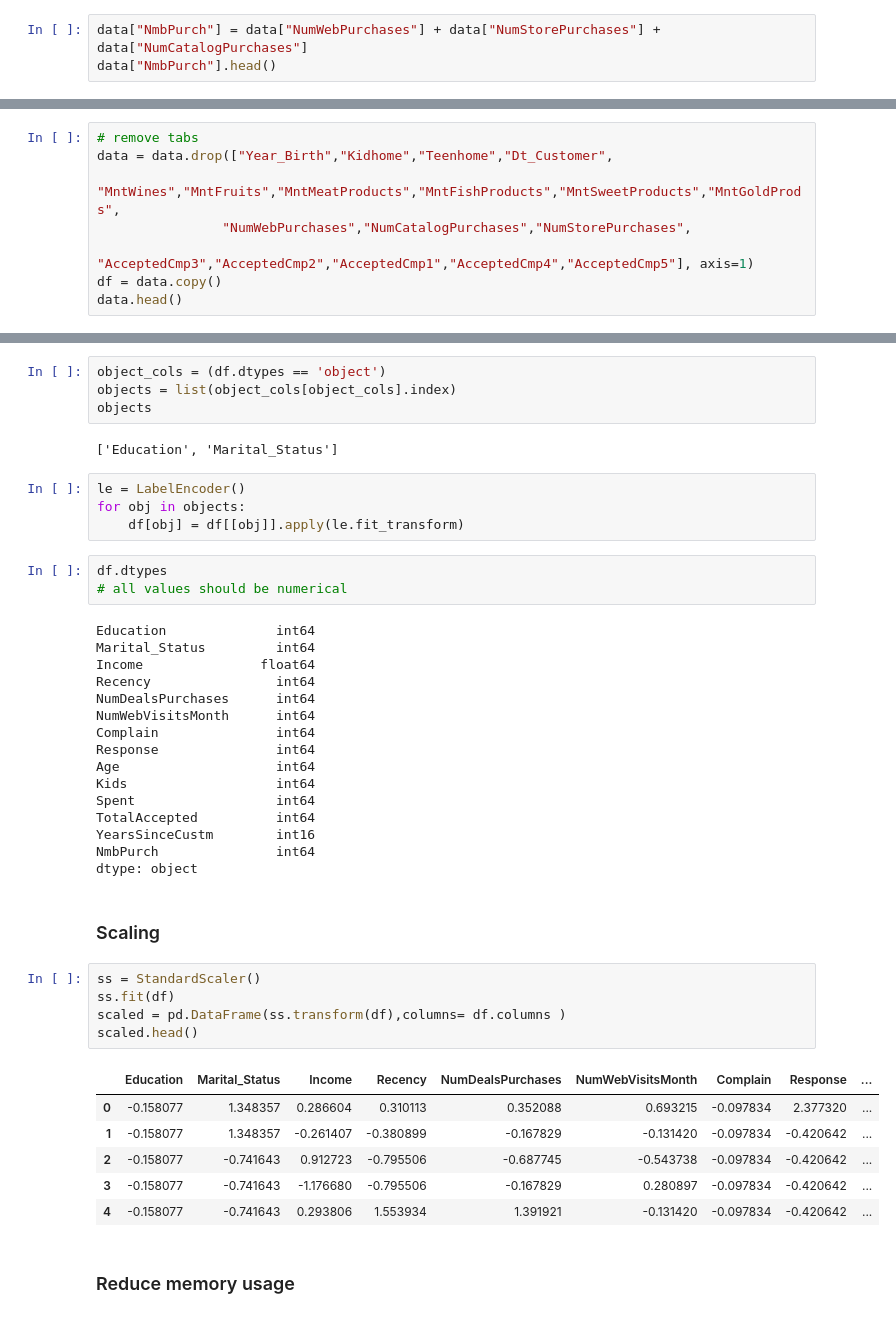
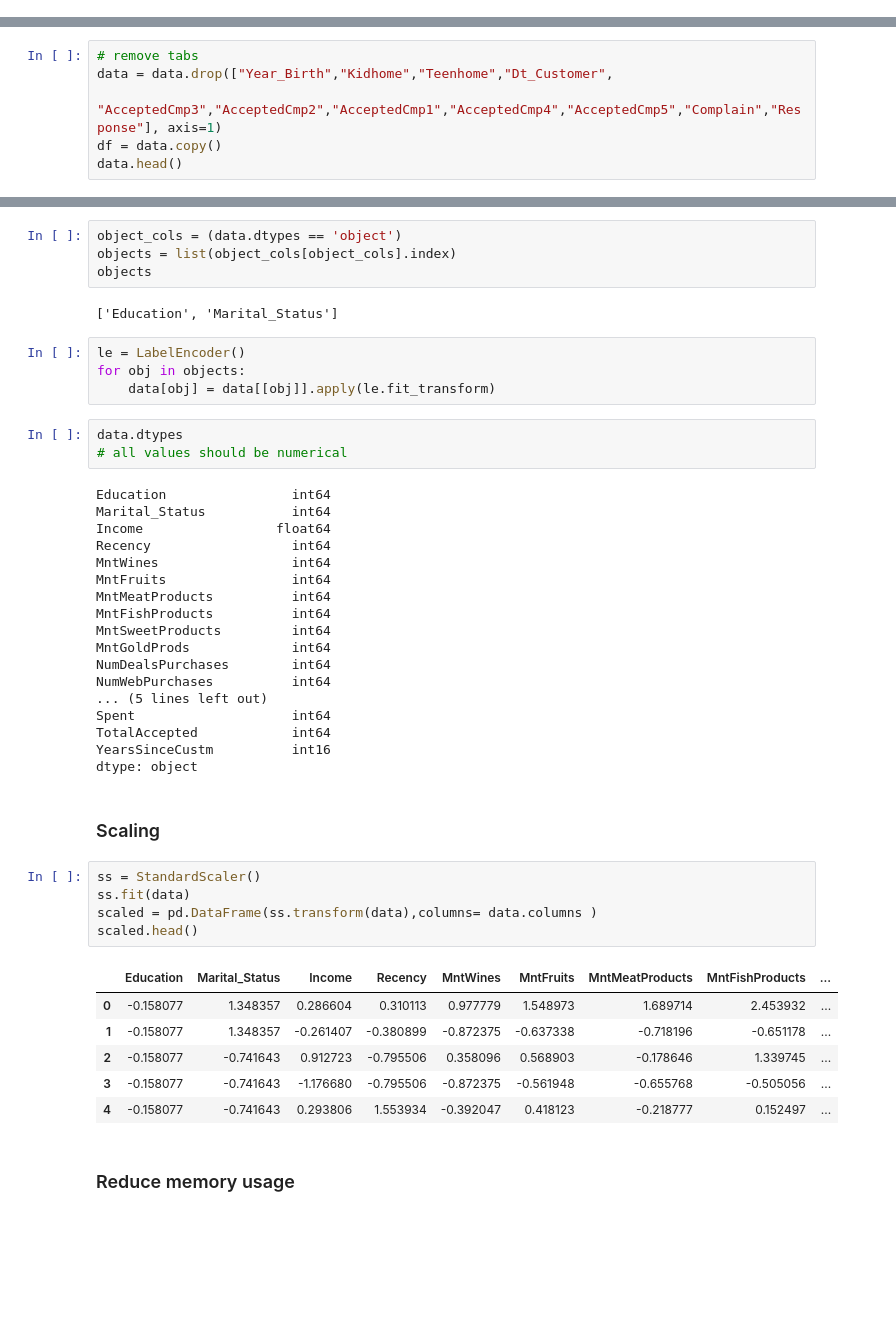
Before and after one commit to Brice-Vergnou/customer_segm, a Jupyter notebook: customer-segmentation.ipynb, the cells around one changed output, grey strips where cells are left out. Saved outputs shown, nothing was run; the diff lists cells and outputs as text; blank space fills up the shorter version.

```diff
--- a/customer-segmentation.ipynb
+++ b/customer-segmentation.ipynb
@@ -257,6 +257,3 @@ Name: YearsSinceCustm, dtype: int16
 # %%
 # Get rid of an extreme outlier
 data = data[data["Income"] < 600000]
-# %%
-data["NmbPurch"] = data["NumWebPurchases"] + data["NumStorePurchases"] + data["NumCatalogPurchases"]
-data["NmbPurch"].head()
@@ -290,9 +280,7 @@ dtype: object
 # %%
 # remove tabs
 data = data.drop(["Year_Birth","Kidhome","Teenhome","Dt_Customer",
-                "MntWines","MntFruits","MntMeatProducts","MntFishProducts","MntSweetProducts","MntGoldProds",
-                "NumWebPurchases","NumCatalogPurchases","NumStorePurchases",
-                "AcceptedCmp3","AcceptedCmp2","AcceptedCmp1","AcceptedCmp4","AcceptedCmp5"], axis=1)
+                "AcceptedCmp3","AcceptedCmp2","AcceptedCmp1","AcceptedCmp4","AcceptedCmp5","Complain","Response"], axis=1)
 df = data.copy()
 data.head()
 # %% [output]
@@ -386,6 +376,6 @@ NmbPurch               int64
 dtype: object
 # %%
-object_cols = (df.dtypes == 'object')
+object_cols = (data.dtypes == 'object')
 objects = list(object_cols[object_cols].index)
 objects
 # %% [output]
@@ -393,40 +383,42 @@ objects
 # %%
 le = LabelEncoder()
 for obj in objects:
-    df[obj] = df[[obj]].apply(le.fit_transform)
+    data[obj] = data[[obj]].apply(le.fit_transform)
 # %%
-df.dtypes
+data.dtypes
 # all values should be numerical
 # %% [output]
-Education              int64
-Marital_Status         int64
-Income               float64
-Recency                int64
-NumDealsPurchases      int64
-NumWebVisitsMonth      int64
-Complain               int64
-Response               int64
-Age                    int64
-Kids                   int64
-Spent                  int64
-TotalAccepted          int64
-YearsSinceCustm        int16
-NmbPurch               int64
+Education                int64
+Marital_Status           int64
+Income                 float64
+Recency                  int64
+MntWines                 int64
+MntFruits                int64
+MntMeatProducts          int64
+MntFishProducts          int64
+MntSweetProducts         int64
+MntGoldProds             int64
+NumDealsPurchases        int64
+NumWebPurchases          int64
+... (5 lines left out)
+Spent                    int64
+TotalAccepted            int64
+YearsSinceCustm          int16
 dtype: object
 # %% [markdown]
 ### Scaling
 # %%
 ss = StandardScaler()
-ss.fit(df)
-scaled = pd.DataFrame(ss.transform(df),columns= df.columns )
+ss.fit(data)
+scaled = pd.DataFrame(ss.transform(data),columns= data.columns )
 scaled.head()
 # %% [output]
-|  | Education | Marital_Status | Income | Recency | NumDealsPurchases | NumWebVisitsMonth | Complain | Response | ... |
-| 0 | -0.158077 | 1.348357 | 0.286604 | 0.310113 | 0.352088 | 0.693215 | -0.097834 | 2.377320 | ... |
-| 1 | -0.158077 | 1.348357 | -0.261407 | -0.380899 | -0.167829 | -0.131420 | -0.097834 | -0.420642 | ... |
-| 2 | -0.158077 | -0.741643 | 0.912723 | -0.795506 | -0.687745 | -0.543738 | -0.097834 | -0.420642 | ... |
-| 3 | -0.158077 | -0.741643 | -1.176680 | -0.795506 | -0.167829 | 0.280897 | -0.097834 | -0.420642 | ... |
-| 4 | -0.158077 | -0.741643 | 0.293806 | 1.553934 | 1.391921 | -0.131420 | -0.097834 | -0.420642 | ... |
+|  | Education | Marital_Status | Income | Recency | MntWines | MntFruits | MntMeatProducts | MntFishProducts | ... |
+| 0 | -0.158077 | 1.348357 | 0.286604 | 0.310113 | 0.977779 | 1.548973 | 1.689714 | 2.453932 | ... |
+| 1 | -0.158077 | 1.348357 | -0.261407 | -0.380899 | -0.872375 | -0.637338 | -0.718196 | -0.651178 | ... |
+| 2 | -0.158077 | -0.741643 | 0.912723 | -0.795506 | 0.358096 | 0.568903 | -0.178646 | 1.339745 | ... |
+| 3 | -0.158077 | -0.741643 | -1.176680 | -0.795506 | -0.872375 | -0.561948 | -0.655768 | -0.505056 | ... |
+| 4 | -0.158077 | -0.741643 | 0.293806 | 1.553934 | -0.392047 | 0.418123 | -0.218777 | 0.152497 | ... |
 # %% [markdown]
 ### Reduce memory usage
 # %%
```
Also changed, not shown: parts of 27 cells of this notebook.
